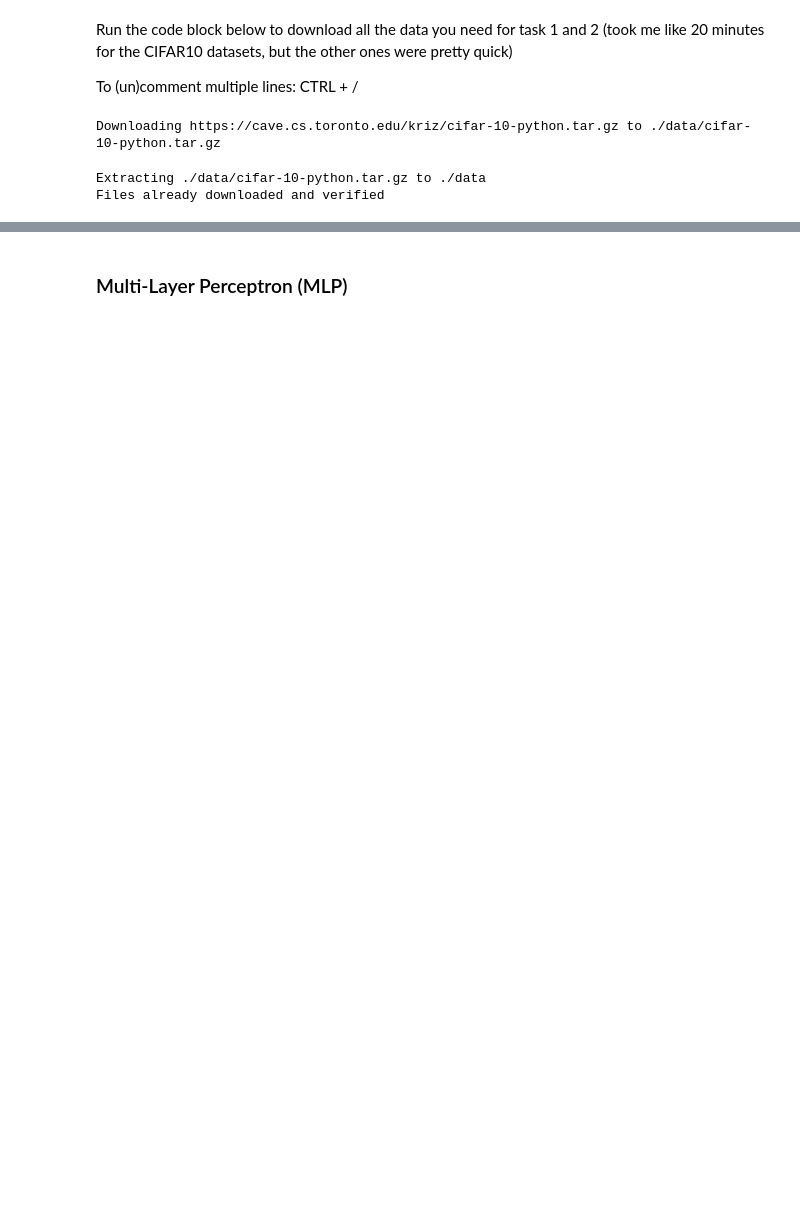
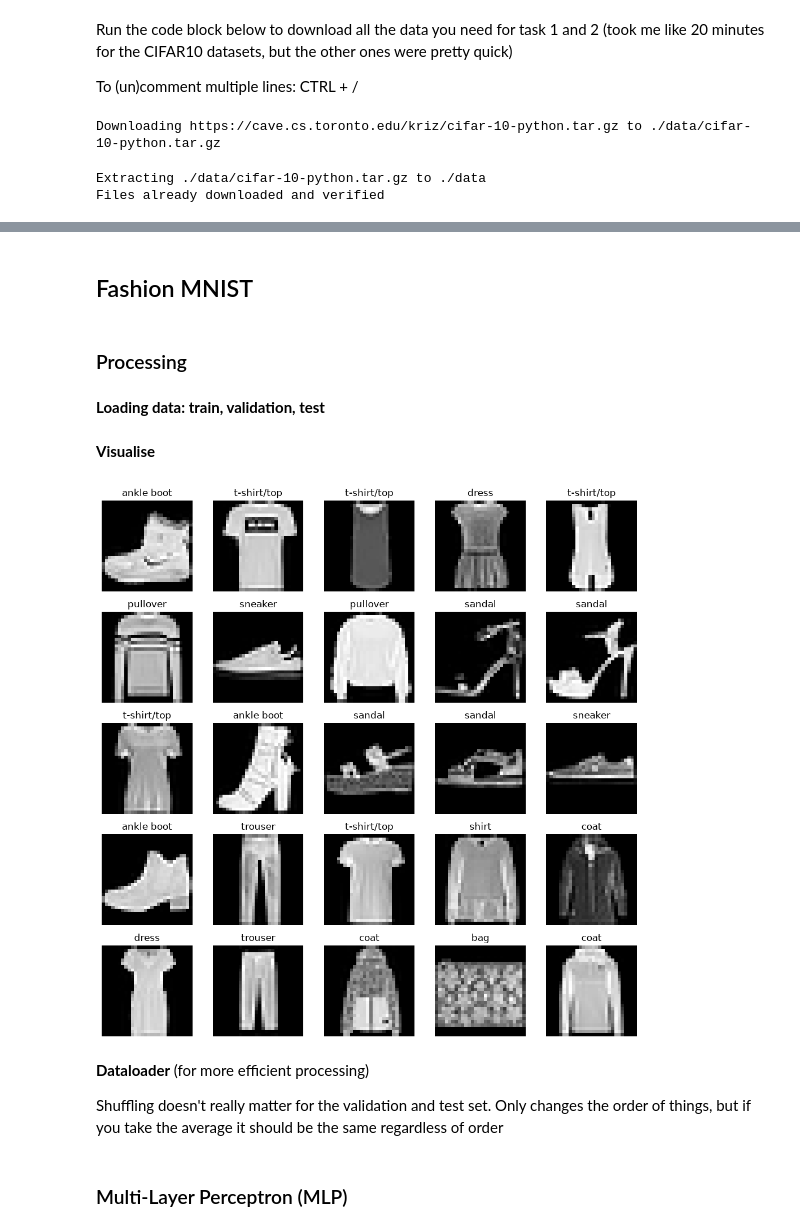
Before and after one commit to AlienaTheGiantDuck/ItDL_assignments, a Jupyter notebook: Assignment_1/Assignment_1.ipynb, the cells around one changed output, grey strips where cells are left out. Cells and saved outputs as stored; diff of their text form; code cells hidden in the pictures; blank space fills up the shorter version.

```diff
--- a/Assignment_1/Assignment_1.ipynb
+++ b/Assignment_1/Assignment_1.ipynb
@@ -65,0 +69,61 @@ Files already downloaded and verified
+# %% [markdown]
+## Fashion MNIST
+# %% [markdown]
+### Processing
+# %% [markdown]
+**Loading data: train, validation, test**
+# %%
+transform = transforms.Compose([
+    transforms.ToTensor() # Tbh I still don't know what tensors do
+])
+
+# Load the data
+fashion_train_all = datasets.FashionMNIST(root = "./data", train = True, download = True, transform = transform)
+fashion_test = datasets.FashionMNIST(root = "./data", train = False, download = True, transform = transform)
+
+# Split 10% of training data for the validation set
+train_size = int(0.9 * len(fashion_train_all))
+validation_size = len(fashion_train_all) - train_size
+
+fashion_train, fashion_validation = random_split(
+    fashion_train_all,
+    [train_size, validation_size],
+    generator = torch.Generator().manual_seed(67) # (our group number)
+)
+# %% [markdown]
+**Visualise**
+# %%
+# Define class names
+fashion_names = {
+    0: "t-shirt/top",
+    1: "trouser",
+    2: "pullover",
+    3: "dress",
+    4: "coat",
+    5: "sandal",
+    6: "shirt",
+    7: "sneaker",
+    8: "bag",
+    9: "ankle boot"
+}
+
+# Visualise
+n = 5
+
+fig, ax = plt.subplots(n, n, figsize = (10, 10))
+
+for i in range(n):
+    for j in range(n):
+        image, label = fashion_train[i * n + j]
+        image_np = image.numpy().squeeze() # Convert image tensor to numpy array
+        ax[i, j].imshow(image_np, cmap = "gray")
+        ax[i, j].axis("off")
+        ax[i, j].set_title(fashion_names[label])
+plt.tight_layout()
+plt.show()
+# %% [output]
+[figure, added]
+# %% [markdown]
+**Dataloader** (for more efficient processing)
+
+Shuffling doesn't really matter for the validation and test set. Only changes the order of things, but if you take the average it should be the same regardless of order
```
Also changed, not shown: parts of 11 cells of this notebook.
